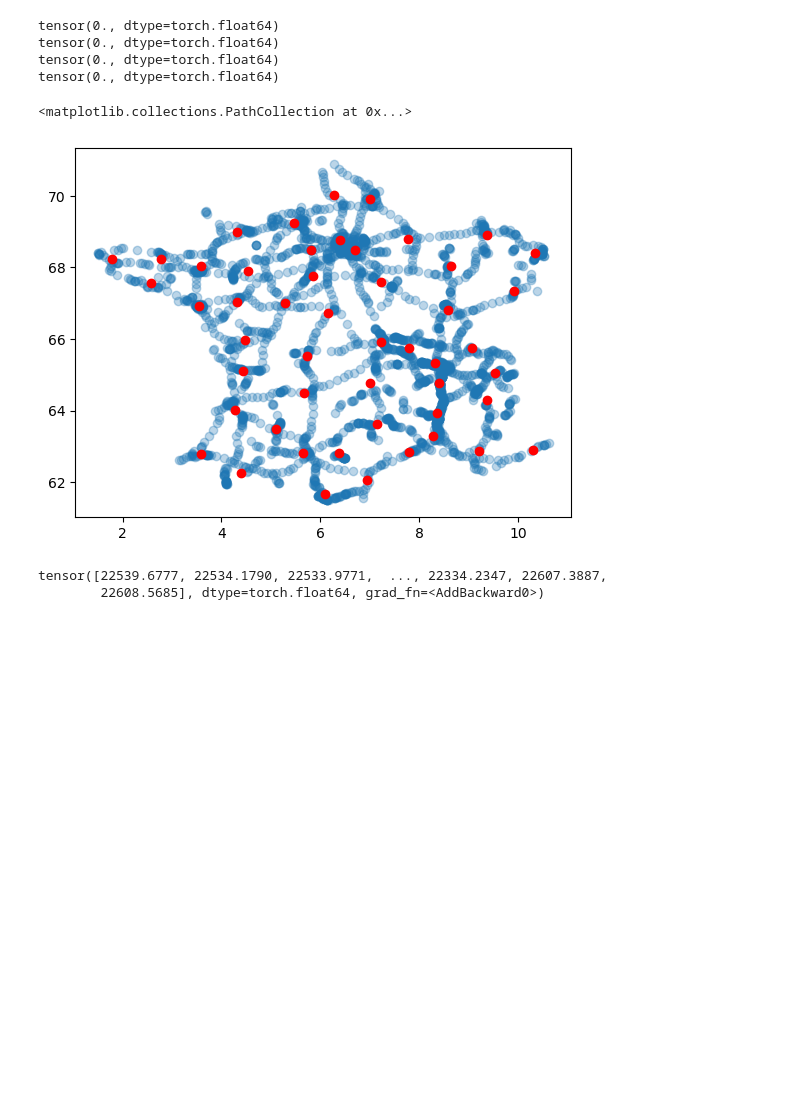
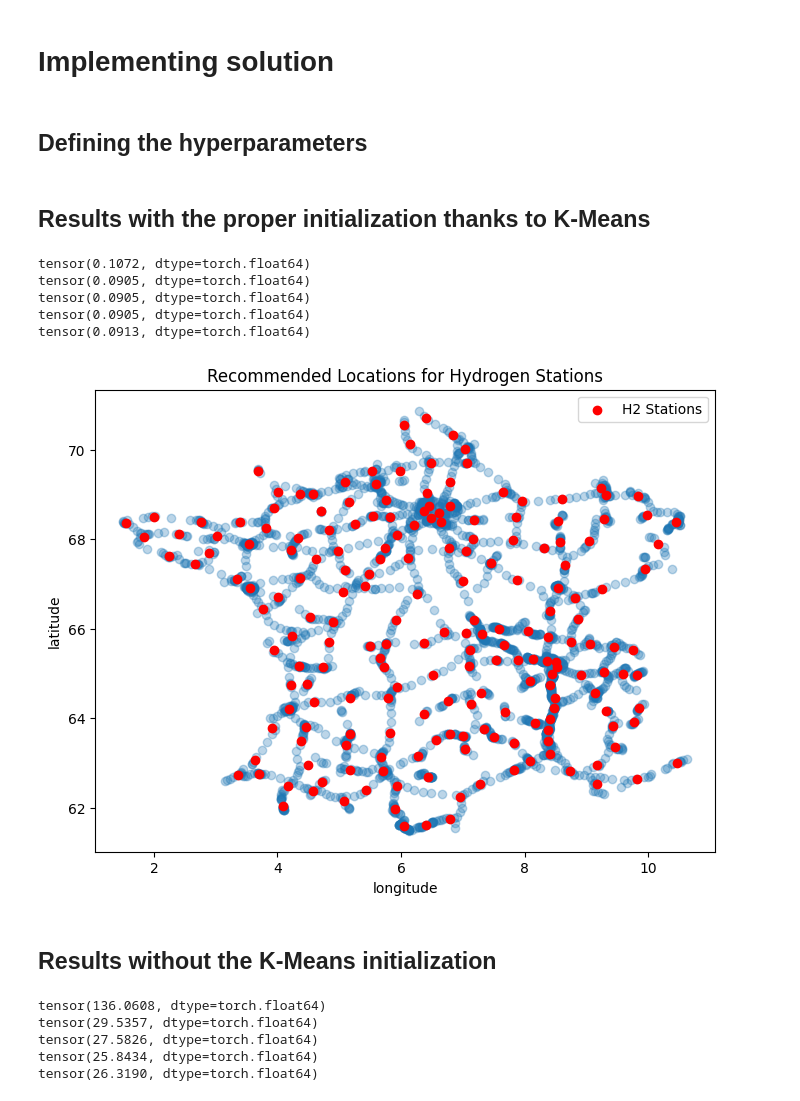
Before and after one commit to Theo-Morvan/Data_Sustainability, a Jupyter notebook: torch_debugging.ipynb, the cells around one changed output. Drawn from its saved outputs; the diff is of its cells as text; code cells hidden in the pictures; blank space fills up the shorter version.

```diff
--- a/torch_debugging.ipynb
+++ b/torch_debugging.ipynb
@@ -39,8 +38,14 @@ from sklearn.cluster import KMeans
+# %% [markdown]
+# Implementing solution
+# %% [markdown]
+## Defining the hyperparameters
 # %%
-number_clusters = 50
-maximal_distance = 100
+number_clusters = 200
+maximal_distance = 50
 # maximal_distance = maximal_distance
 steps = 20
+# %% [markdown]
+## Results with the proper initialization thanks to K-Means
 # %%
 raw_data = pd.read_csv(os.path.join("data","tmja-2019.csv"), sep=";")
 for colonne in raw_data.columns:
@@ -78,7 +83,6 @@ x = Y_0
 center_roads = torch.Tensor(df[['center_x','center_y']].values)
 flows = torch.Tensor(df['daily_flow_trucks'].values)
 optimizer = torch.optim.SGD([x], lr=0.1)
-steps = 200
 for i in range(steps):
     #
     optimizer.zero_grad()
@@ -88,25 +92,57 @@ for i in range(steps):
     total_loss = compute_output_costs(distance_matrix, flows, maximal_distance)
     total_loss.backward()
     optimizer.step()
-    if i%50==0:
+    if i%20==0:
         print(total_loss.detach())
     # x = torch.clamp(x, min=2, max=73)
 # %% [output]
-tensor(0., dtype=torch.float64)
-tensor(0., dtype=torch.float64)
-tensor(0., dtype=torch.float64)
-tensor(0., dtype=torch.float64)
+tensor(0.1072, dtype=torch.float64)
+tensor(0.0905, dtype=torch.float64)
+tensor(0.0905, dtype=torch.float64)
+tensor(0.0905, dtype=torch.float64)
+tensor(0.0913, dtype=torch.float64)
 # %%
 import matplotlib.pyplot as plt
 x_plot = x.detach().cpu().numpy()
 
-plt.scatter(df['center_x'], df['center_y'],alpha=0.3)
-plt.scatter(x_plot[:,0], x_plot[:,1], color='red')
+fig, ax = plt.subplots(1,1,figsize=(8,6))
+ax.scatter(df['center_x'], df['center_y'],alpha=0.3)
+ax.scatter(x_plot[:,0], x_plot[:,1], color='red', label='H2 Stations')
+plt.legend()
+ax.set_xlabel('longitude')
+ax.set_ylabel('latitude')
+ax.set_title('Recommended Locations for Hydrogen Stations')
+plt.savefig('Recommended Locations for Hydrogen Stations')
 # %% [output]
-<matplotlib.collections.PathCollection at 0x...>
-[figure, old version]
+[figure, new version]
-# %%
-distance_matrix.min(axis=0).values * (distance_matrix.min(axis=0).values>maximal_distance) + distance_matrix.mean(axis=0)
-# %% [output]
-tensor([22539.6777, 22534.1790, 22533.9771,  ..., 22334.2347, 22607.3887,
-        22608.5685], dtype=torch.float64, grad_fn=<AddBackward0>)
+# %% [markdown]
+## Results without the K-Means initialization
+# %%
+Y = np.random.randn(number_clusters,2)
+Y[:,0]+=5
+Y[:,0]+=1
+Y[:,1]+=64
+
+Y_0 = torch.tensor(Y, requires_grad=True)
+x = Y_0
+center_roads = torch.Tensor(df[['center_x','center_y']].values)
+flows = torch.Tensor(df['daily_flow_trucks'].values)
+optimizer = torch.optim.SGD([x], lr=0.1)
+steps = 100
+for i in range(steps):
+    #
+    optimizer.zero_grad()
+
+    distance_matrix = compute_distance_matrix(x, center_roads)
+    # distance_matrix_between_points = compute_distance_matrix(x, x)
+    total_loss = compute_output_costs(distance_matrix, flows, maximal_distance)
+    total_loss.backward()
+    optimizer.step()
+    if i%20==0:
+        print(total_loss.detach())
+# %% [output]
+tensor(136.0608, dtype=torch.float64)
+tensor(29.5357, dtype=torch.float64)
+tensor(27.5826, dtype=torch.float64)
+tensor(25.8434, dtype=torch.float64)
+tensor(26.3190, dtype=torch.float64)
```
Also changed, not shown: parts of 6 cells of this notebook, 1 other file.
